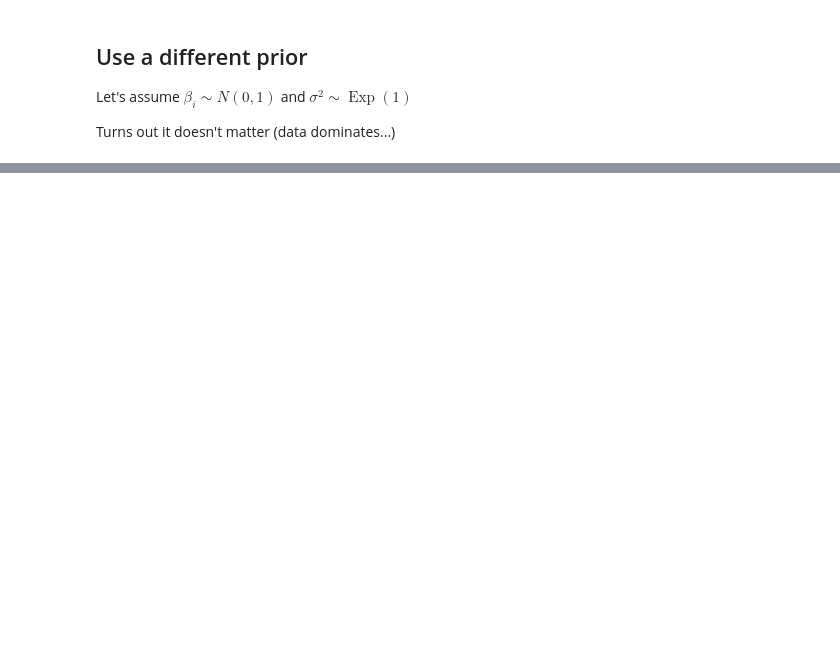
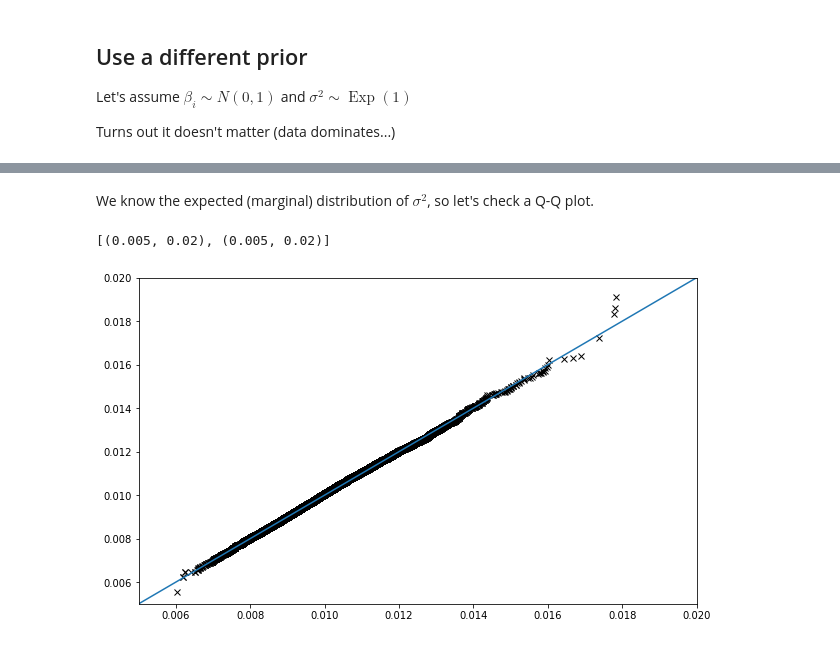
Before and after one commit to MatthewDaws/Python_bits, a Jupyter notebook: pymc_etc/Regression.ipynb, the cells around one changed output, grey strips where cells are left out. Cells and saved outputs as stored; diff of their text form; code cells hidden in the pictures; blank space fills up the shorter version.

```diff
--- a/pymc_etc/Regression.ipynb
+++ b/pymc_etc/Regression.ipynb
@@ -230,0 +267,15 @@ _ = plot(beta, sigma2)
+# %% [markdown]
+We know the expected (marginal) distribution of $\sigma^2$, so let's check a Q-Q plot.
+# %%
+sigma2 = sample_inv_gamma(x.shape[0] - x.shape[1], s2, size=10000)
+x1 = np.sort(sigma2)
+x2 = np.sort(trace.get_values("sigma2"))
+
+fig, ax = plt.subplots(figsize=(10,6))
+ax.scatter(x1, x2, marker="x", color="black", linewidth=1)
+low, high = 0.005, 0.02
+ax.plot([low, high], [low, high])
+ax.set(xlim=[low,high], ylim=[low,high])
+# %% [output]
+[(0.005, 0.02), (0.005, 0.02)]
+[figure, added]
```
Also changed, not shown: parts of 13 cells of this notebook, 1 other file.
